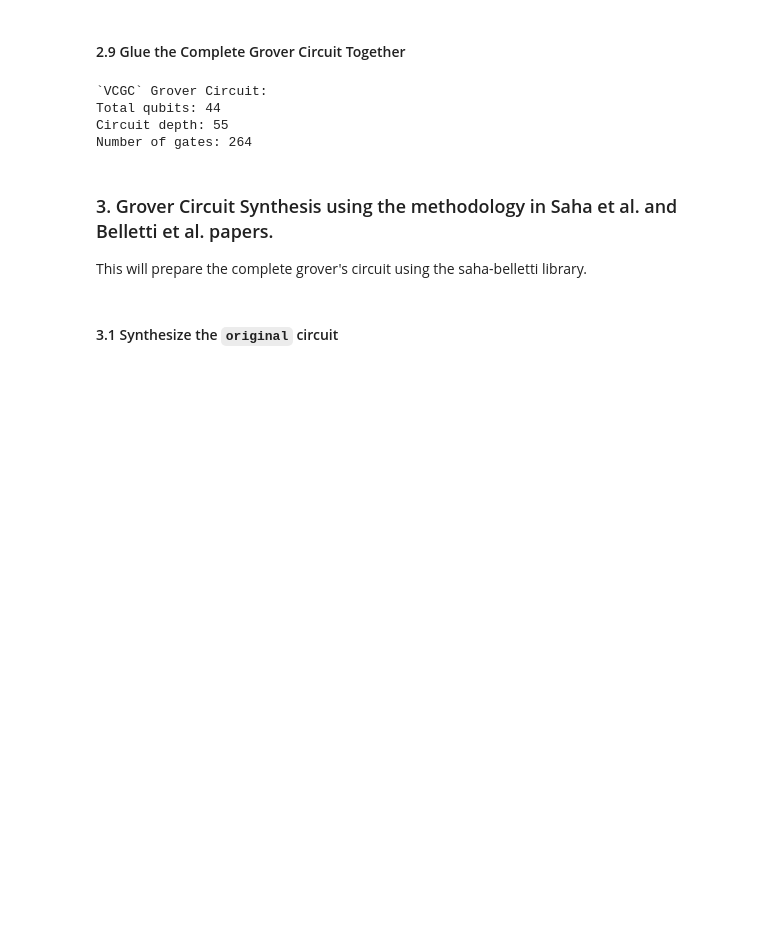
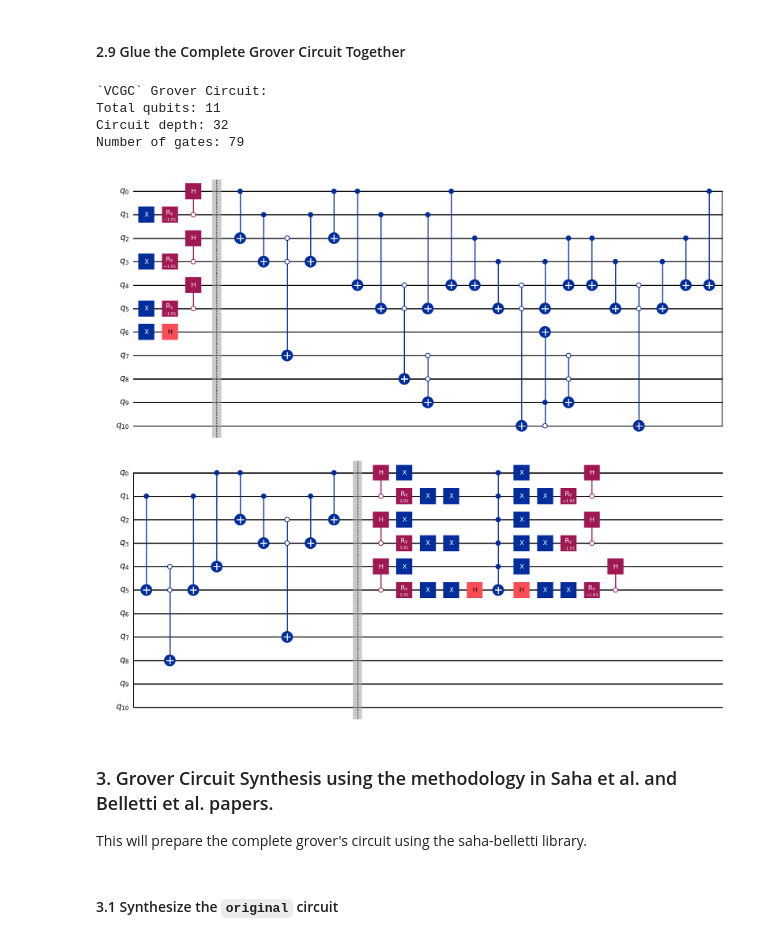
Before and after one commit to TheBarzani/logique, a Jupyter notebook: examples/comparing_vcgc_to_saha_belletti.ipynb, the cells around one changed output. Saved outputs shown, nothing was run; the diff lists cells and outputs as text; code cells hidden in the pictures; blank space fills up the shorter version.

```diff
--- a/examples/comparing_vcgc_to_saha_belletti.ipynb
+++ b/examples/comparing_vcgc_to_saha_belletti.ipynb
@@ -184,28 +183,28 @@ if draw_circuits:
 # %%
 from vcgc.circuit import glue_grover_circuit
 # Create the complete Grover circuit
 vcgc_grover_circuit: QuantumCircuit = glue_grover_circuit(
     usp=usp_oracle,
     oracle=oracle_circuit_xag,
     diffusion=diff_oracle,
     num_data_qubits=num_data_qubits,
     num_encode_qubits=num_encode_qubits
 )
 
 # Display circuit information
 print(f"`VCGC` Grover Circuit:")
 print(f"Total qubits: {vcgc_grover_circuit.num_qubits}")
 print(f"Circuit depth: {vcgc_grover_circuit.depth()}")
 print(f"Number of gates: {len(vcgc_grover_circuit)}")
 
 # Draw the circuit (might be large for complex graphs)
-if draw_circuits:
-    display(vcgc_grover_circuit.draw(output="mpl"))
+display(vcgc_grover_circuit.draw(output="mpl"))
 # %% [output]
 `VCGC` Grover Circuit:
-Total qubits: 44
-Circuit depth: 55
-Number of gates: 264
+Total qubits: 11
+Circuit depth: 32
+Number of gates: 79
+[figure, added]
 # %% [markdown]
 ### 3. Grover Circuit Synthesis using the methodology in Saha et al. and Belletti et al. papers.
 This will prepare the complete grover's circuit using the saha-belletti library.
```
Also changed, not shown: parts of 9 cells of this notebook, 4 other files.
